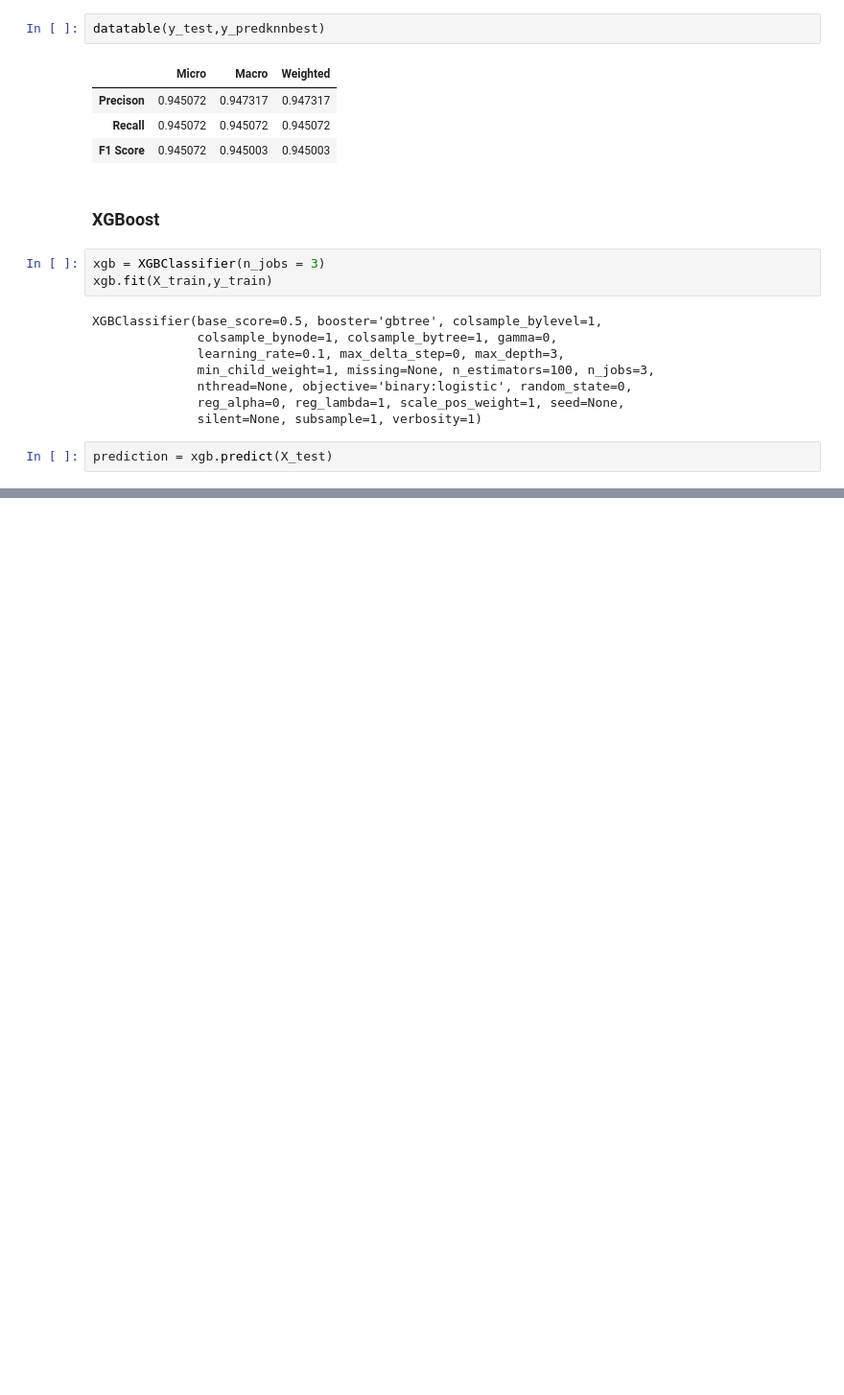
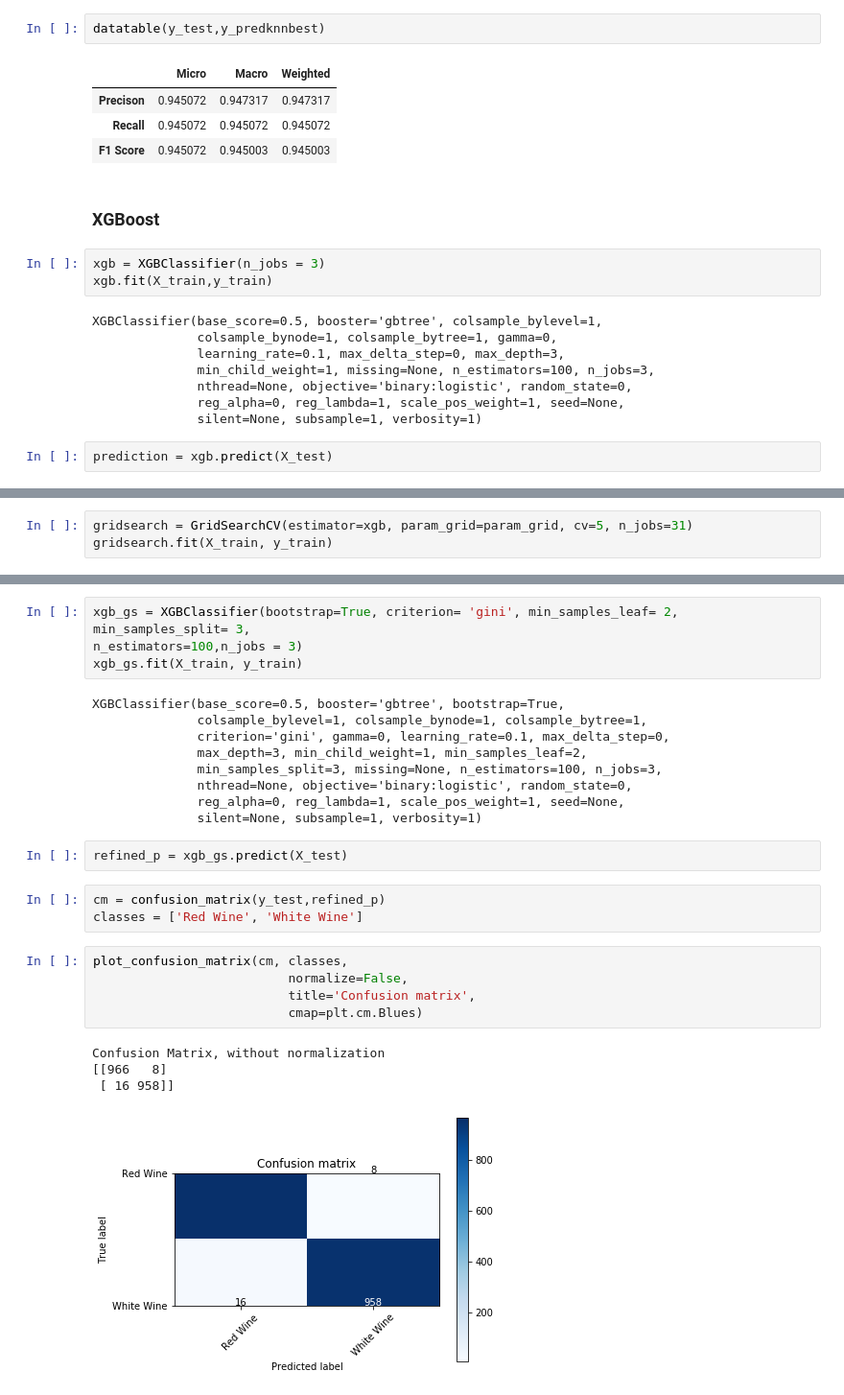
Before and after one commit to emilia329/WineFun, a Jupyter notebook: Modeling.ipynb, the cells around one changed output, grey strips where cells are left out. Shown at 96% size. Cells and saved outputs as stored; diff of their text form; blank space fills up the shorter version.

```diff
--- a/Modeling.ipynb
+++ b/Modeling.ipynb
@@ -448,0 +481,3 @@ prediction = xgb.predict(X_test)
+# %%
+gridsearch = GridSearchCV(estimator=xgb, param_grid=param_grid, cv=5, n_jobs=31)
+gridsearch.fit(X_train, y_train)
@@ -448,0 +512,28 @@ prediction = xgb.predict(X_test)
+# %%
+xgb_gs = XGBClassifier(bootstrap=True, criterion= 'gini', min_samples_leaf= 2, min_samples_split= 3,
+n_estimators=100,n_jobs = 3)
+xgb_gs.fit(X_train, y_train)
+# %% [output]
+XGBClassifier(base_score=0.5, booster='gbtree', bootstrap=True,
+              colsample_bylevel=1, colsample_bynode=1, colsample_bytree=1,
+              criterion='gini', gamma=0, learning_rate=0.1, max_delta_step=0,
+              max_depth=3, min_child_weight=1, min_samples_leaf=2,
+              min_samples_split=3, missing=None, n_estimators=100, n_jobs=3,
+              nthread=None, objective='binary:logistic', random_state=0,
+              reg_alpha=0, reg_lambda=1, scale_pos_weight=1, seed=None,
+              silent=None, subsample=1, verbosity=1)
+# %%
+refined_p = xgb_gs.predict(X_test)
+# %%
+cm = confusion_matrix(y_test,refined_p)
+classes = ['Red Wine', 'White Wine']
+# %%
+plot_confusion_matrix(cm, classes,
+                          normalize=False,
+                          title='Confusion matrix',
+                          cmap=plt.cm.Blues)
+# %% [output]
+Confusion Matrix, without normalization
+[[966   8]
+ [ 16 958]]
+[figure, added]
```
Also changed, not shown: parts of 8 cells of this notebook.
